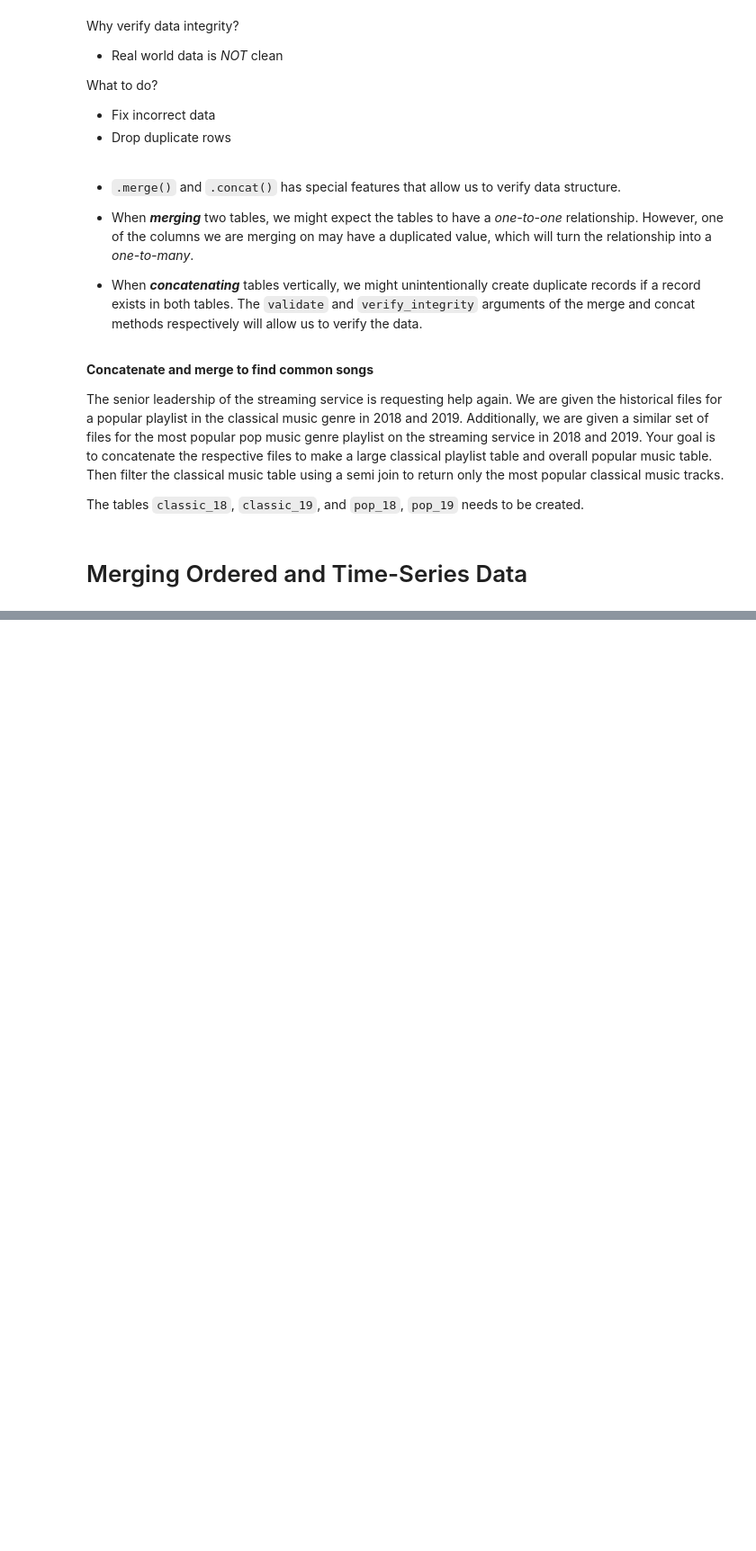
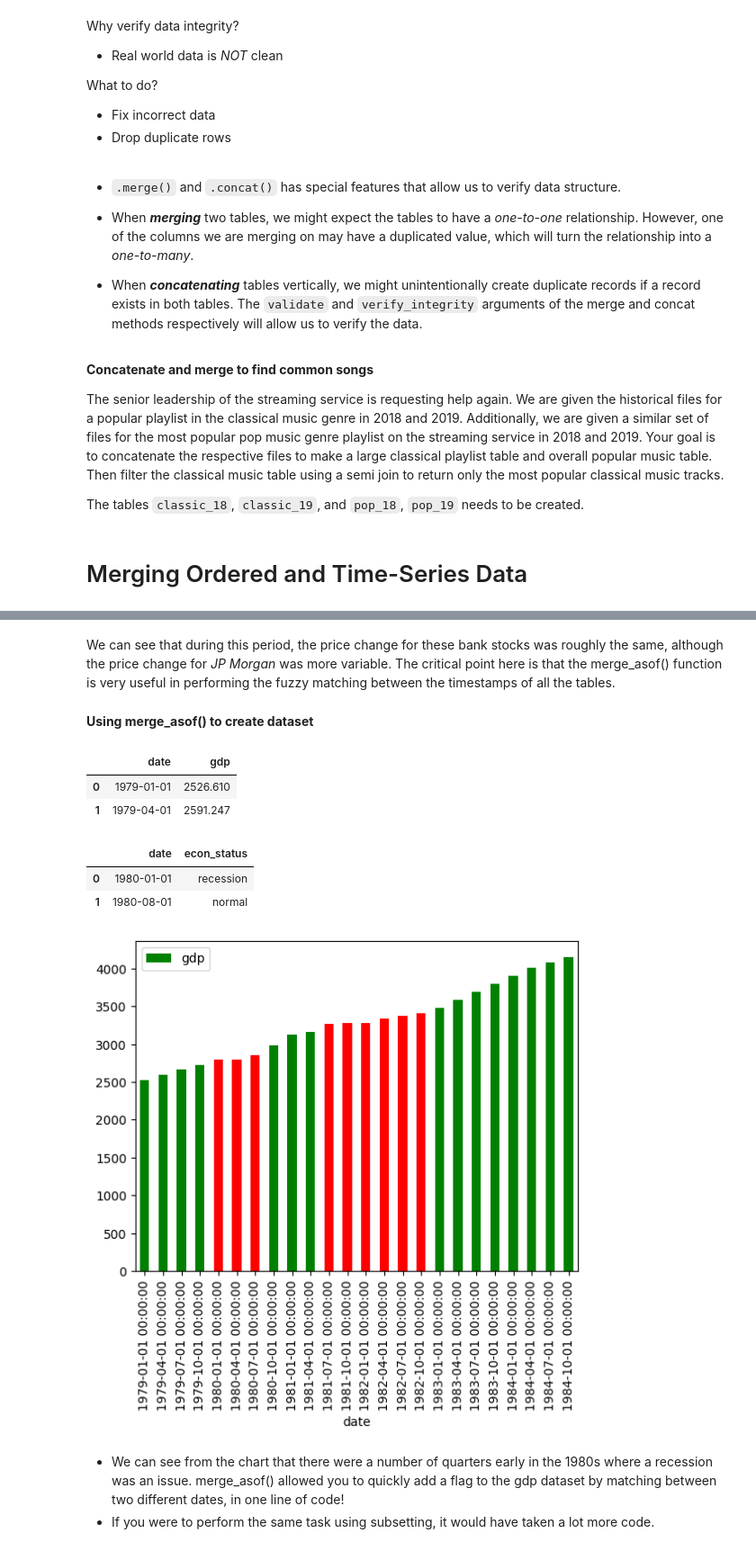
Before and after one commit to rashmishreev/the-data-repository, a Jupyter notebook: data-science-python/pandas/joining-data-pandas.ipynb, the cells around one changed output, grey strips where cells are left out. Shown: that part at 90% size. Cells and saved outputs as stored; diff of their text form; code cells hidden in the pictures; blank space fills up the shorter version.

```diff
--- a/data-science-python/pandas/joining-data-pandas.ipynb
+++ b/data-science-python/pandas/joining-data-pandas.ipynb
@@ -1335,0 +1625,49 @@ The tables `classic_18`, `classic_19`, and `pop_18`, `pop_19` needs to be create
+# %% [markdown]
+We can see that during this period, the price change for these bank stocks was roughly the same, although the price change for _JP Morgan_ was more variable. The critical point here is that the merge_asof() function is very useful in performing the fuzzy matching between the timestamps of all the tables.
+# %% [markdown]
+**Using merge_asof() to create dataset**
+# %%
+data = {
+    'date': ['1979-01-01', '1979-04-01', '1979-07-01', '1979-10-01', '1980-01-01', '1980-04-01', '1980-07-01', '1980-10-01', '1981-01-01', '1981-04-01', '1981-07-01', '1981-10-01', '1982-01-01', '1982-04-01', '1982-07-01', '1982-10-01', '1983-01-01', '1983-04-01', '1983-07-01', '1983-10-01', '1984-01-01', '1984-04-01', '1984-07-01', '1984-10-01'],
+    'gdp': [2526.610, 2591.247, 2667.565, 2723.883, 2789.842, 2797.352, 2856.483, 2985.557, 3124.206, 3162.532, 3260.609, 3280.818, 3274.302, 3331.972, 3366.322, 3402.561, 3473.413, 3578.848, 3689.179, 3794.706, 3908.054, 4009.601, 4084.250, 4148.551]
+}
+
+gdp = pd.DataFrame(data)
+
+# Convert 'date' to datetime objects (Crucial for time series)
+gdp['date'] = pd.to_datetime(gdp['date'])
+gdp.head(2)
+# %% [output]
+|  | date | gdp |
+| 0 | 1979-01-01 | 2526.610 |
+| 1 | 1979-04-01 | 2591.247 |
+# %%
+data = {
+    'date': ['1980-01-01', '1980-08-01', '1981-07-01', '1982-12-01', '1990-07-01', '1991-04-01', '2001-03-01', '2001-12-01', '2007-12-01', '2009-07-01'],
+    'econ_status': ['recession', 'normal', 'recession', 'normal', 'recession', 'normal', 'recession', 'normal', 'recession', 'normal']
+}
+
+recession = pd.DataFrame(data)
+
+# Convert 'date' to datetime objects (Essential for time series)
+recession['date'] = pd.to_datetime(recession['date'])
+recession.head(2)
+# %% [output]
+|  | date | econ_status |
+| 0 | 1980-01-01 | recession |
+| 1 | 1980-08-01 | normal |
+# %%
+# Merge gdp and recession on date using merge_asof()
+gdp_recession = pd.merge_asof(gdp, recession, on='date')
+# %%
+# Create a list based on the row value of gdp_recession['econ_status']
+is_recession = ['r' if s=='recession' else 'g' for s in gdp_recession['econ_status']]
+# %%
+# Plot a bar chart of gdp_recession
+gdp_recession.plot(kind='bar', y='gdp', x='date', color=is_recession, rot=90)
+plt.show()
+# %% [output]
+[figure, added]
+# %% [markdown]
+- We can see from the chart that there were a number of quarters early in the 1980s where a recession was an issue. merge_asof() allowed you to quickly add a flag to the gdp dataset by matching between two different dates, in one line of code!
+- If you were to perform the same task using subsetting, it would have taken a lot more code.
```
Also changed, not shown: parts of 38 cells of this notebook, 4 other files.
